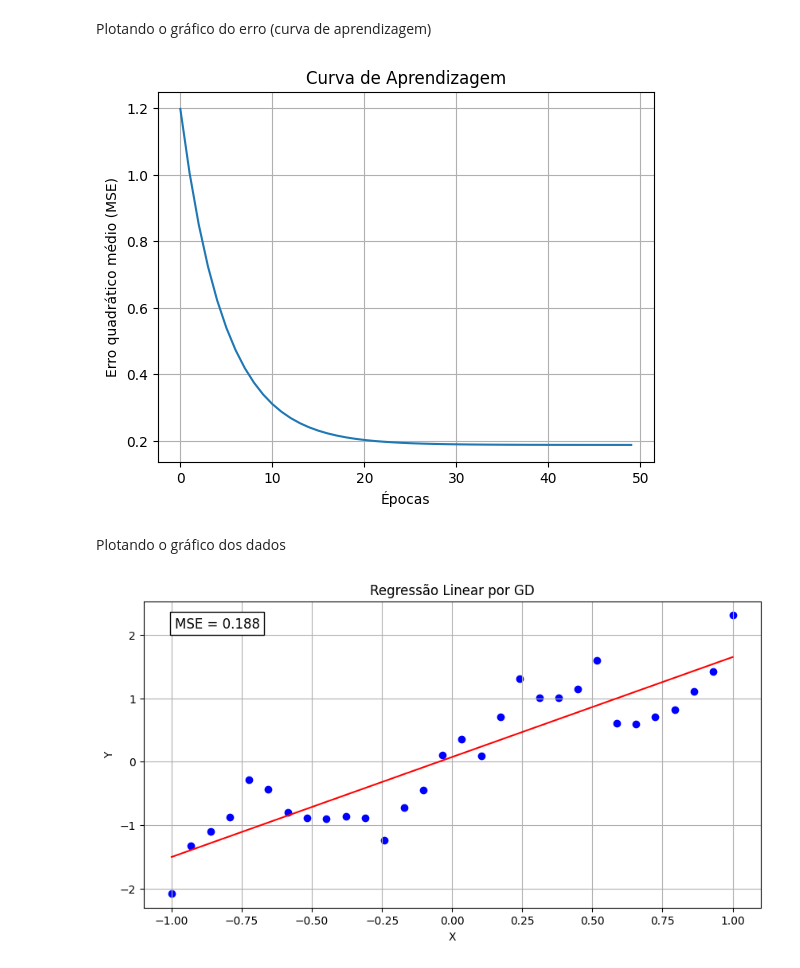
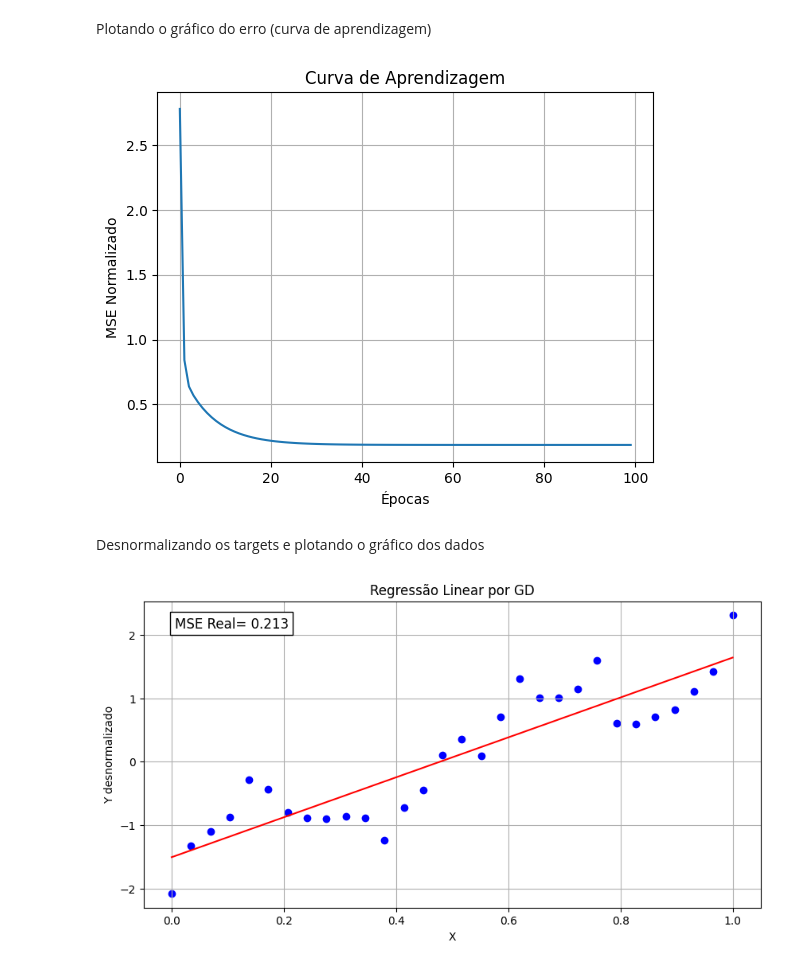
Before and after one commit to porcotrante/Lista-1-Machine-Learning, a Jupyter notebook: Q01b.ipynb, the cells around one changed output. Cells and saved outputs as stored; diff of their text form; code cells hidden in the pictures.

```diff
--- a/Q01b.ipynb
+++ b/Q01b.ipynb
@@ -17,15 +17,31 @@ Normalizando e separando os dados em X (features) e Y (valores esperados)
 # %%
-means = work.mean(0)
-stds = np.sqrt((np.sum((work - means)**2,axis=0))/(work.shape[0] - 1))
-work = (work - means)/stds #normalização por z-escore
+def minMax(data):
+    min_vals = data.min(axis=0)
+    max_vals = data.max(axis=0)
 
+    denom = max_vals - min_vals
+    denom[denom == 0] = 1
+
+    return (data - min_vals) / denom
+
+def standard(data):
+    means = data.mean(0)
+    stds = np.sqrt((np.sum((data - means)**2,axis=0))/(data.shape[0] - 1))
+    return [means, stds, (data - means)/stds]
+
+def standardRev(data, means, stds): #função inversa da normalização standard
+    return data*stds + means
+
+#separando as features e os valores desejados
 X = work[:,[0]]
 Y = work[:,[1]]
+X = minMax(X) #normalizando os dados de teste
+[means, stds, Y] = standard(Y)
 # %% [markdown]
 Otimizando os pesos por GD
 # %%
-EPOCHS = 50 #número de iterações do algoritmo
-ALPHA = 0.1 #metaparâmetro passo de aprendizado
+EPOCHS = 100 #número de iterações do algoritmo
+ALPHA = 1 #metaparâmetro passo de aprendizado
 
 X = np.concatenate((np.ones((X.shape[0],1)), X), 1)#Concatenando uma coluna de 1 ao X
 W = np.ones((2,1)) #inicializando o vetor de pesos como 1
@@ -42,32 +58,30 @@ Plotando o gráfico do erro (curva de aprendizagem)
 # %%
 plt.plot(MSE)
 plt.xlabel("Épocas")
-plt.ylabel("Erro quadrático médio (MSE)")
+plt.ylabel("MSE Normalizado")
 plt.title("Curva de Aprendizagem")
 plt.grid(True)
 plt.show()
 # %% [output]
-[figure, old version]
+[figure, new version]
 # %% [markdown]
-Plotando o gráfico dos dados
+Desnormalizando os targets e plotando o gráfico dos dados
 # %%
-#desnormalizando os dados de treino e as previsões
-Y_pred = Y_pred*stds[1] + means[1]
-Y = Y*stds[1] + means[1]
-X = X[:,1]*stds[0] + means[0]
-
-mse = MSE[EPOCHS-1,0]
+#desnormalizando para mostrar o erro na escala real
+Y = standardRev(Y, means, stds)
+Y_pred = standardRev(Y_pred, means, stds)
+mse = np.mean((Y - Y_pred)**2)
 
 # Plotando
 plt.figure(figsize=(10, 5))
-plt.scatter(X, Y, color='blue', label='Dados de treino')
-plt.plot(X, Y_pred, color='red', label='Regressão linear (GD)')
+plt.scatter(X[:,1], Y, color='blue', label='Dados de treino')
+plt.plot(X[:,1], Y_pred, color='red', label='Regressão linear (GD)')
 plt.xlabel("X")
-plt.ylabel("Y")
+plt.ylabel("Y desnormalizado")
 plt.title("Regressão Linear por GD")
-plt.text(0.05, 0.95, f"MSE = {mse:.3f}", transform=plt.gca().transAxes,
+plt.text(0.05, 0.95, f"MSE Real= {mse:.3f}", transform=plt.gca().transAxes,
          fontsize=12, verticalalignment='top', bbox=dict(facecolor='white', edgecolor='black'))
 plt.grid(True)
 plt.show()
 # %% [output]
-[figure, old version]
+[figure, new version]
```
Also changed, not shown: parts of 1 cell of this notebook, 3 other files.
